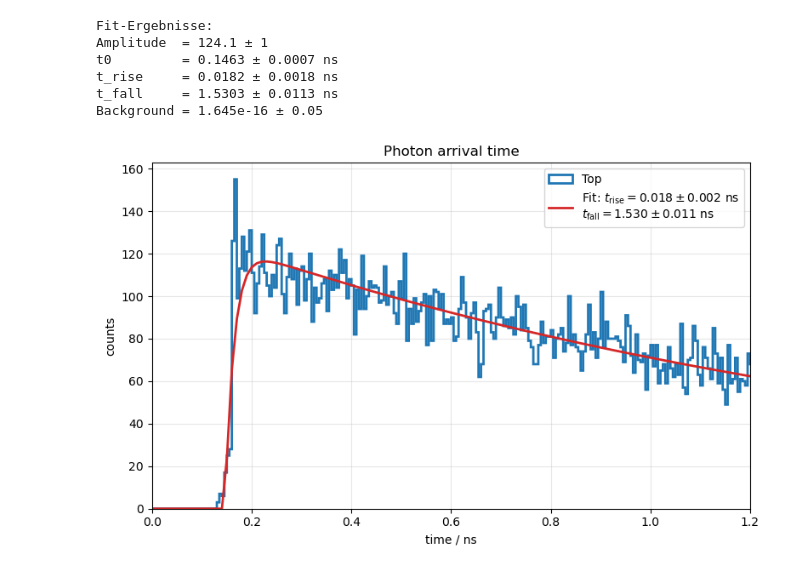
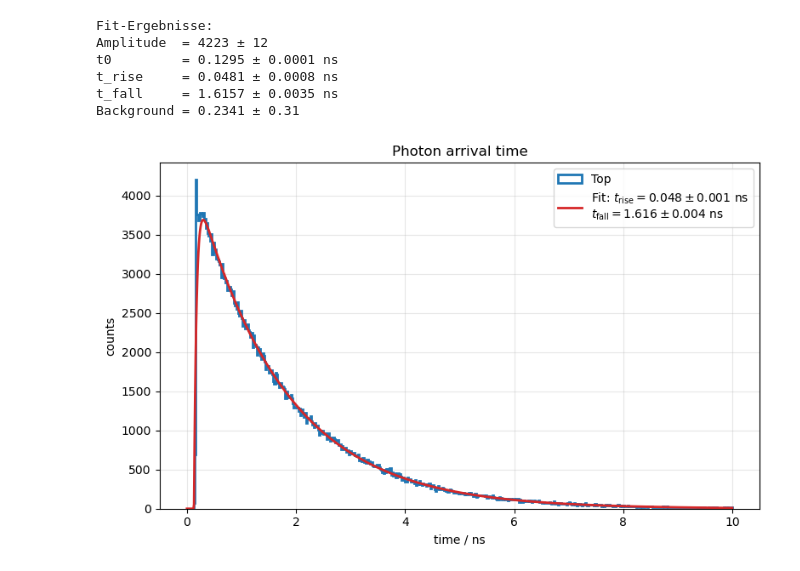
Before and after one commit to RobDerk/insight-tagger-scintillator-simulation-geant4-analysis, a Jupyter notebook: analysis3.ipynb, the cells around one changed output. Drawn from its saved outputs; the diff is of its cells as text; code cells hidden in the pictures.

```diff
--- a/analysis3.ipynb
+++ b/analysis3.ipynb
@@ -4,7 +4,7 @@ import matplotlib.pyplot as plt
 import pandas as pd
 from scipy.optimize import curve_fit
 
-data = pd.read_csv("data4.csv", comment="#", header=None, skiprows=13,
+data = pd.read_csv("data6.csv", comment="#", header=None, skiprows=13,
 names=["EventID", "Hit", "GlobalTime", "TimeSinceZero", "TrackLenght", "PhotonEnergy", "PhotonFlightTime"])
 
 # Calculate wavelenght
@@ -15,7 +15,7 @@ bottom_data = data[data["Hit"] == "bottom"].copy()
 
 times = top_data["TimeSinceZero"].dropna().to_numpy()
 
-bins = 2000
+bins = 500
 fit_range = (0, 10)
 
 # Histogramm berechnen
@@ -129,37 +129,37 @@ plt.hist(
     bins=bins,
     range=fit_range,
     histtype="step",
     linewidth=2,
     label="Top"
 )
 
 plt.plot(
     t_plot,
     fit_curve,
     color="tab:red",
     linewidth=2,
     label=(
         rf"Fit: $t_\mathrm{{rise}}="
         rf"{t_rise:.3f}\pm{parameter_errors[2]:.3f}$ ns"
         "\n"
         rf"$t_\mathrm{{fall}}="
         rf"{t_fall:.3f}\pm{parameter_errors[3]:.3f}$ ns"
     )
 )
 
 plt.xlabel("time / ns")
 plt.ylabel("counts")
 plt.title("Photon arrival time")
-plt.xlim(0,1.2)
+# plt.xlim(0,1.2)
 plt.legend()
 plt.grid(alpha=0.3)
 plt.tight_layout()
 plt.show()
 # %% [output]
 Fit-Ergebnisse:
-Amplitude  = 124.1 ± 1
-t0         = 0.1463 ± 0.0007 ns
-t_rise     = 0.0182 ± 0.0018 ns
-t_fall     = 1.5303 ± 0.0113 ns
-Background = 1.645e-16 ± 0.05
+Amplitude  = 4223 ± 12
+t0         = 0.1295 ± 0.0001 ns
+t_rise     = 0.0481 ± 0.0008 ns
+t_fall     = 1.6157 ± 0.0035 ns
+Background = 0.2341 ± 0.31
-[figure, old version]
+[figure, new version]
```
Also changed, not shown: 2 other files.
